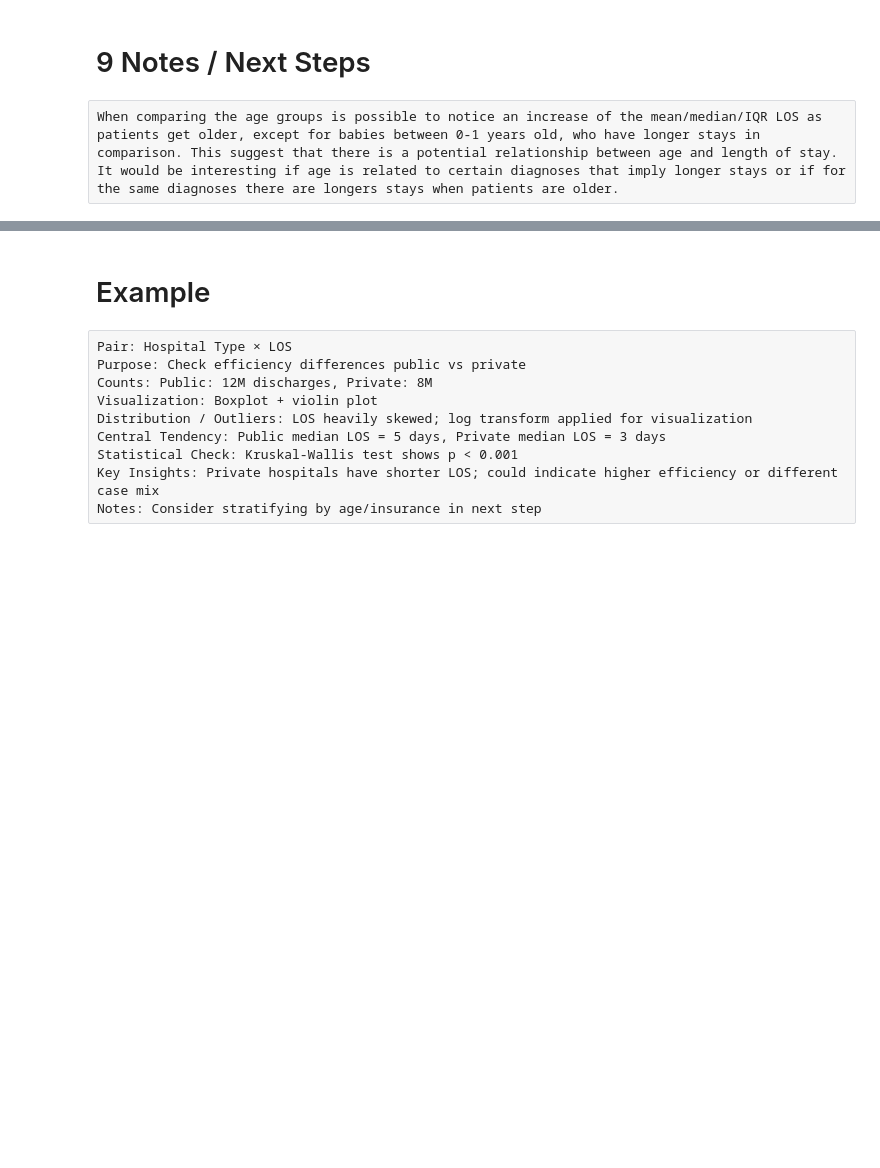
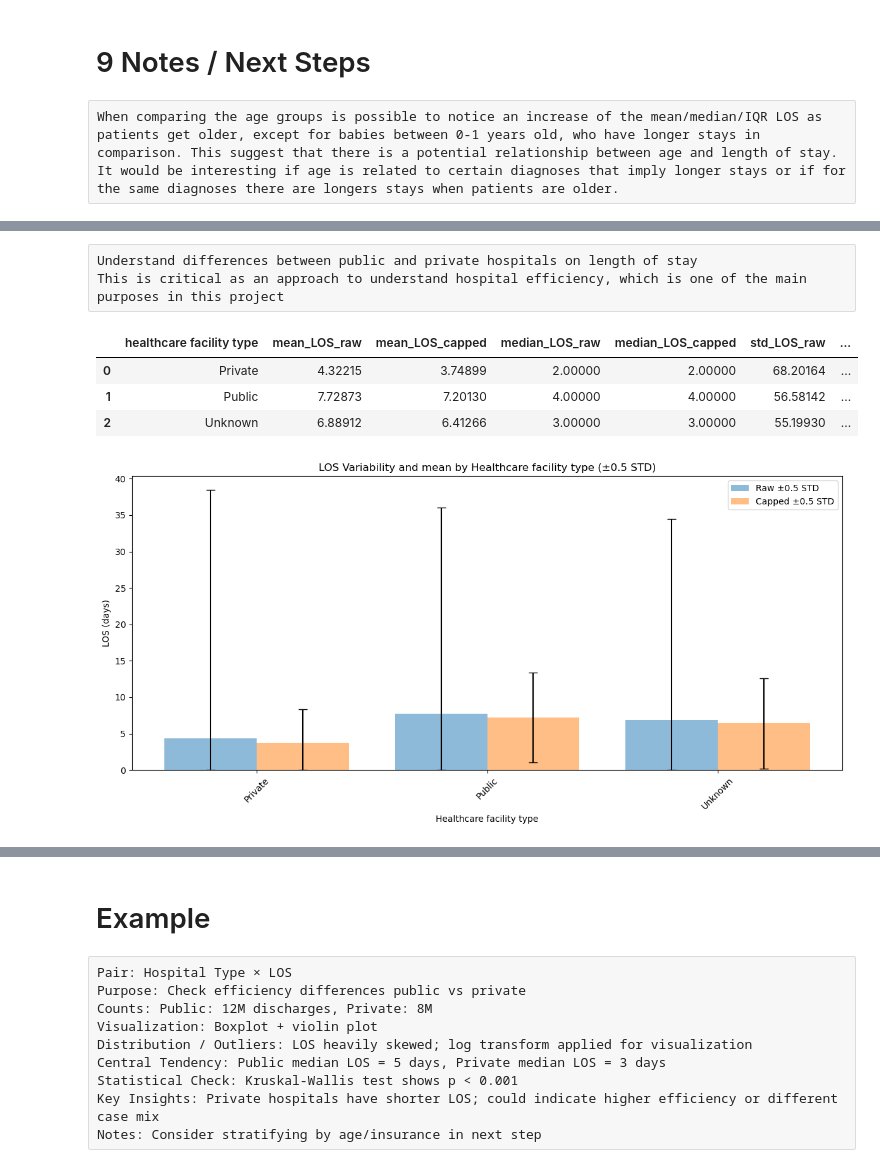
Before and after one commit to mirkopodunavak1996/EDAHospDischarges_Chile2001-2024, a Jupyter notebook: notebooks/General_Analysis_2001-2024_Bivariate(2).ipynb, the cells around one changed output, grey strips where cells are left out. Drawn from its saved outputs; the diff is of its cells as text; code cells hidden in the pictures; blank space fills up the shorter version.

Commit message:
PAir 3 deep bivaraite analysis of hospital type and length of stay is done. Still I need to model LOS with a Negative Binomial regression

```diff
--- a/notebooks/General_Analysis_2001-2024_Bivariate(2).ipynb
+++ b/notebooks/General_Analysis_2001-2024_Bivariate(2).ipynb
@@ -1091,3 +1077,6 @@ This is critical to understand trends and disease burden in the chilean healthca
+# %% [raw]
+Understand differences between public and private hospitals on length of stay
+This is critical as an approach to understand hospital efficiency, which is one of the main purposes in this project
 # %%
 # 1.a Counts / Crosstab / Summary Table
 Absolute counts, proportions, mean/median/IQR (if numerical involved).
@@ -1100,2 +1083,55 @@ Absolute counts, proportions, mean/median/IQR (if numerical involved).
+# %%
+LOS_hft_distr = df.groupby("healthcare facility type").agg(mean_LOS_raw=("length of stay", "mean"), mean_LOS_capped=("LOS_capped", "mean"), median_LOS_raw=("length of stay", "median"),
+                     median_LOS_capped=("LOS_capped", "median"), std_LOS_raw=("length of stay", "std"), std_LOS_capped=("LOS_capped", "std"),
+                     max_LOS_raw=("length of stay", "max"), max_LOS_capped=("LOS_capped", "max"),
+                     IQR_LOS_raw=("length of stay", iqr), IQR_LOS_capped=("LOS_capped", iqr)).reset_index()
+# %%
+LOS_hft_distr
+# %% [output]
+|  | healthcare facility type | mean_LOS_raw | mean_LOS_capped | median_LOS_raw | median_LOS_capped | std_LOS_raw | ... |
+| 0 | Private | 4.32215 | 3.74899 | 2.00000 | 2.00000 | 68.20164 | ... |
+| 1 | Public | 7.72873 | 7.20130 | 4.00000 | 4.00000 | 56.58142 | ... |
+| 2 | Unknown | 6.88912 | 6.41266 | 3.00000 | 3.00000 | 55.19930 | ... |
+# %%
+
+types = LOS_hft_distr["healthcare facility type"]
+x = np.arange(len(types))
+bar_width = 0.4
+
+# Multiplier for error bars
+multiplier = 0.5
+
+# Compute asymmetric error bars, clipping lower bound at 0
+yerr_raw = np.array([
+    np.minimum(multiplier * LOS_hft_distr["std_LOS_raw"], LOS_hft_distr["mean_LOS_raw"]),  # lower
+    multiplier * LOS_hft_distr["std_LOS_raw"]                                             # upper
+])
+yerr_capped = np.array([
+    np.minimum(multiplier * LOS_hft_distr["std_LOS_capped"], LOS_hft_distr["mean_LOS_capped"]),
+    multiplier * LOS_hft_distr["std_LOS_capped"]
+])
+
+fig, ax = plt.subplots(figsize=(12, 6))
+
+# Bars for raw
+ax.bar(x - bar_width/2, LOS_hft_distr["mean_LOS_raw"], width=bar_width,
+       yerr=yerr_raw, capsize=5, alpha=0.5, label="Raw ±0.5 STD")
+
+# Bars for capped
+ax.bar(x + bar_width/2, LOS_hft_distr["mean_LOS_capped"], width=bar_width,
+       yerr=yerr_capped, capsize=5, alpha=0.5, label="Capped ±0.5 STD")
+
+# Formatting
+ax.set_title("LOS Variability and mean by Healthcare facility type (±0.5 STD)")
+ax.set_xlabel("Healthcare facility type")
+ax.set_ylabel("LOS (days)")
+ax.set_xticks(x)
+ax.set_xticklabels(types, rotation=45)
+ax.legend()
+
+plt.tight_layout()
+plt.show()
+# %% [output]
+[figure, added]
 # %%
 # 1.b Proportions
```
Also changed, not shown: parts of 47 cells of this notebook.
